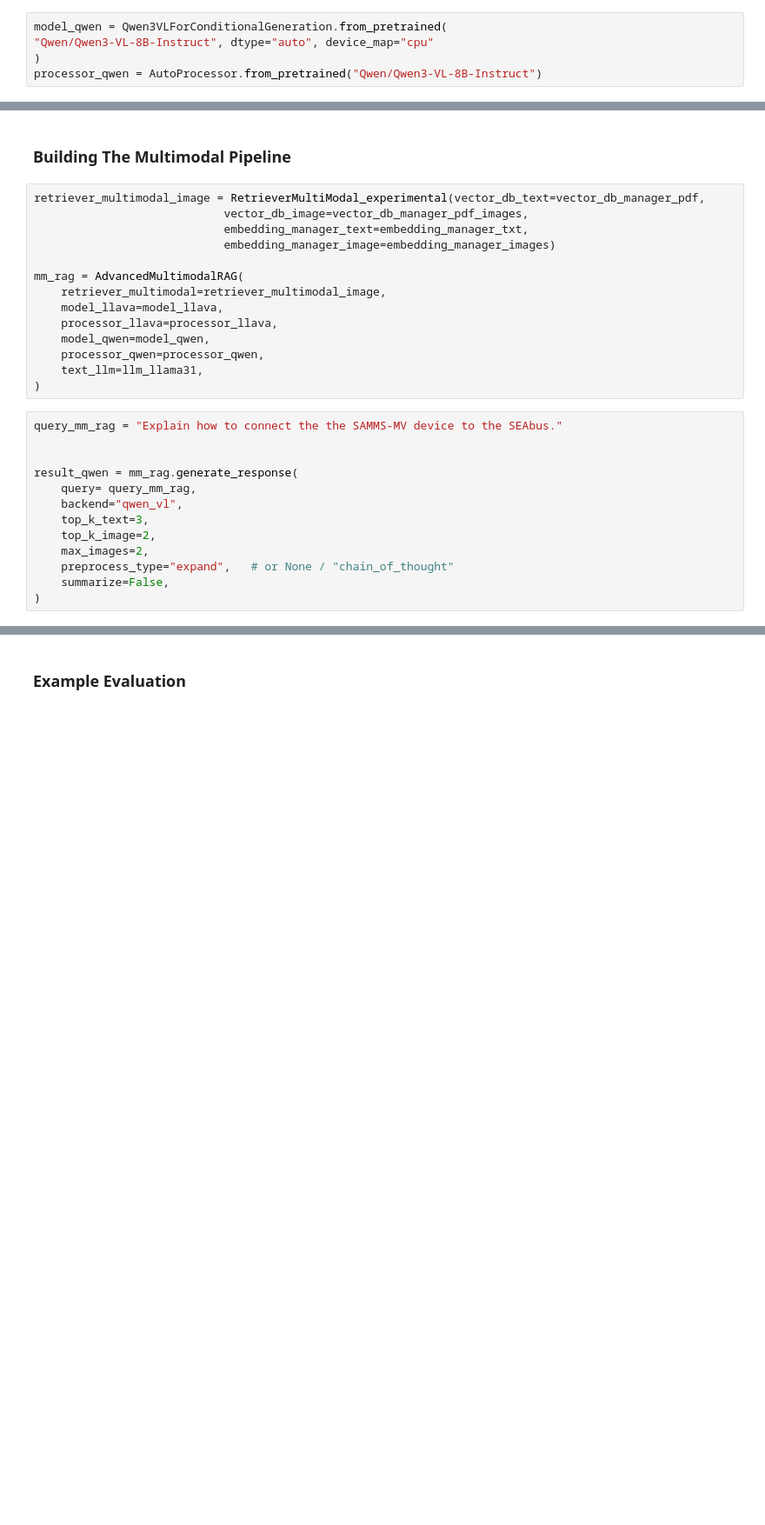
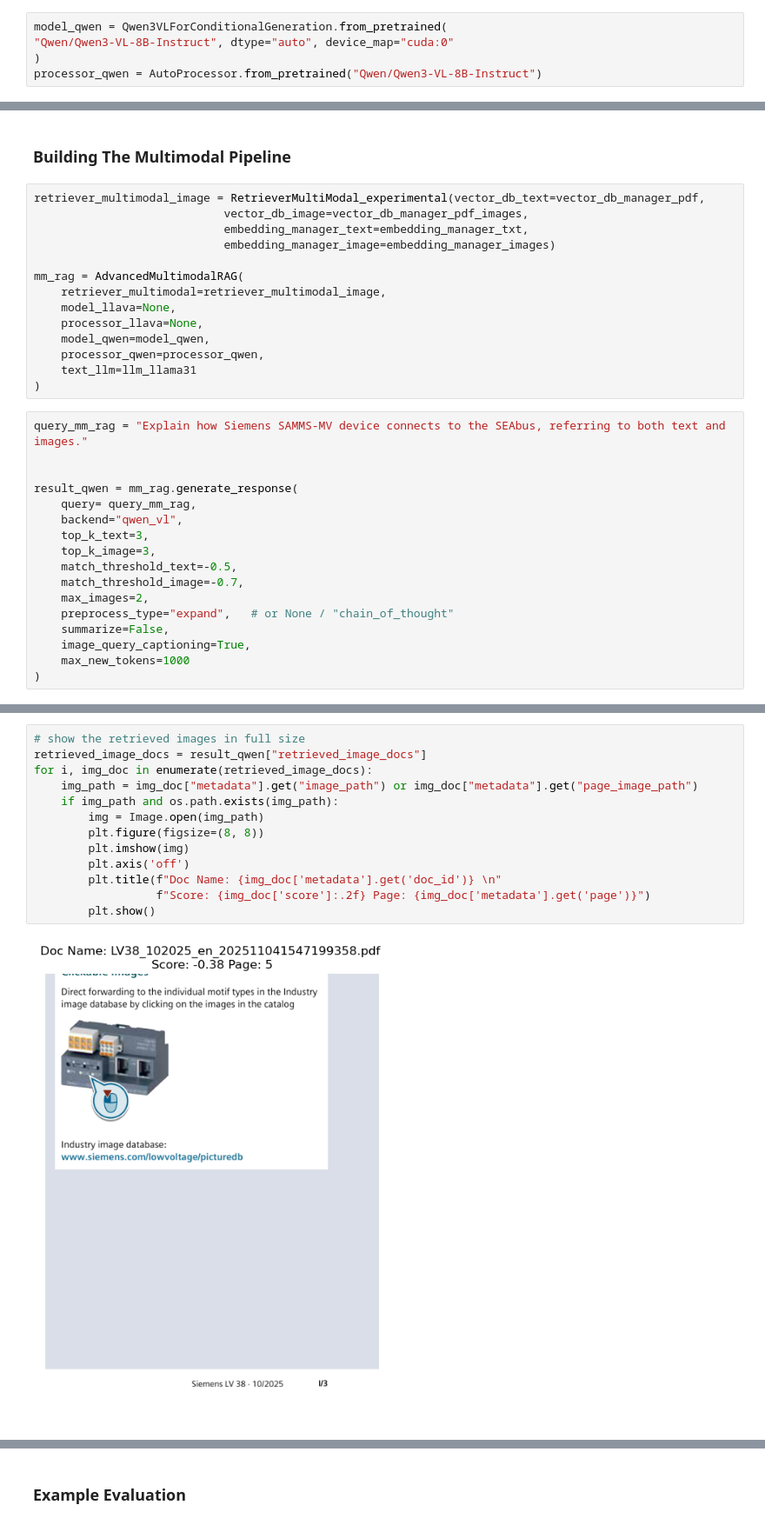
Before and after one commit to rifatozkurt/Multimodal-RAG-Industrial-Pipeline, a Jupyter notebook: src/multimodalRAG.ipynb, the cells around one changed output, grey strips where cells are left out. Shown at 87% size. Cells and saved outputs as stored; diff of their text form; blank space fills up the shorter version.

```diff
--- a/src/multimodalRAG.ipynb
+++ b/src/multimodalRAG.ipynb
@@ -1519,7 +1587,7 @@ The axes represent different metrics or benchmarks, such as MM-Vet, MM-Vet, MM-V
 ### QWEN 3VL
 # %%
 model_qwen = Qwen3VLForConditionalGeneration.from_pretrained(
-"Qwen/Qwen3-VL-8B-Instruct", dtype="auto", device_map="cpu"
+"Qwen/Qwen3-VL-8B-Instruct", dtype="auto", device_map="cuda:0"
 )
 processor_qwen = AutoProcessor.from_pretrained("Qwen/Qwen3-VL-8B-Instruct")
 # %%
@@ -1574,22 +1642,26 @@ retriever_multimodal_image = RetrieverMultiModal_experimental(vector_db_text=vec
 
 mm_rag = AdvancedMultimodalRAG(
     retriever_multimodal=retriever_multimodal_image,
-    model_llava=model_llava,
-    processor_llava=processor_llava,
+    model_llava=None,
+    processor_llava=None,
     model_qwen=model_qwen,
     processor_qwen=processor_qwen,
-    text_llm=llm_llama31,
+    text_llm=llm_llama31
 )
 # %%
-query_mm_rag = "Explain how to connect the the SAMMS-MV device to the SEAbus."
+query_mm_rag = "Explain how Siemens SAMMS-MV device connects to the SEAbus, referring to both text and images."
 
 
 result_qwen = mm_rag.generate_response(
     query= query_mm_rag,
     backend="qwen_vl",
     top_k_text=3,
-    top_k_image=2,
+    top_k_image=3,
+    match_threshold_text=-0.5,
+    match_threshold_image=-0.7,
     max_images=2,
     preprocess_type="expand",   # or None / "chain_of_thought"
     summarize=False,
+    image_query_captioning=True,
+    max_new_tokens=1000
 )
@@ -1595,0 +1694,15 @@ result_qwen = mm_rag.generate_response(
+# %%
+# show the retrieved images in full size
+retrieved_image_docs = result_qwen["retrieved_image_docs"]
+for i, img_doc in enumerate(retrieved_image_docs):
+    img_path = img_doc["metadata"].get("image_path") or img_doc["metadata"].get("page_image_path")
+    if img_path and os.path.exists(img_path):
+        img = Image.open(img_path)
+        plt.figure(figsize=(8, 8))
+        plt.imshow(img)
+        plt.axis('off')
+        plt.title(f"Doc Name: {img_doc['metadata'].get('doc_id')} \n"
+                  f"Score: {img_doc['score']:.2f} Page: {img_doc['metadata'].get('page')}")
+        plt.show()
+# %% [output]
+[figure, added]
```
Also changed, not shown: parts of 29 cells of this notebook, 2 other files.
